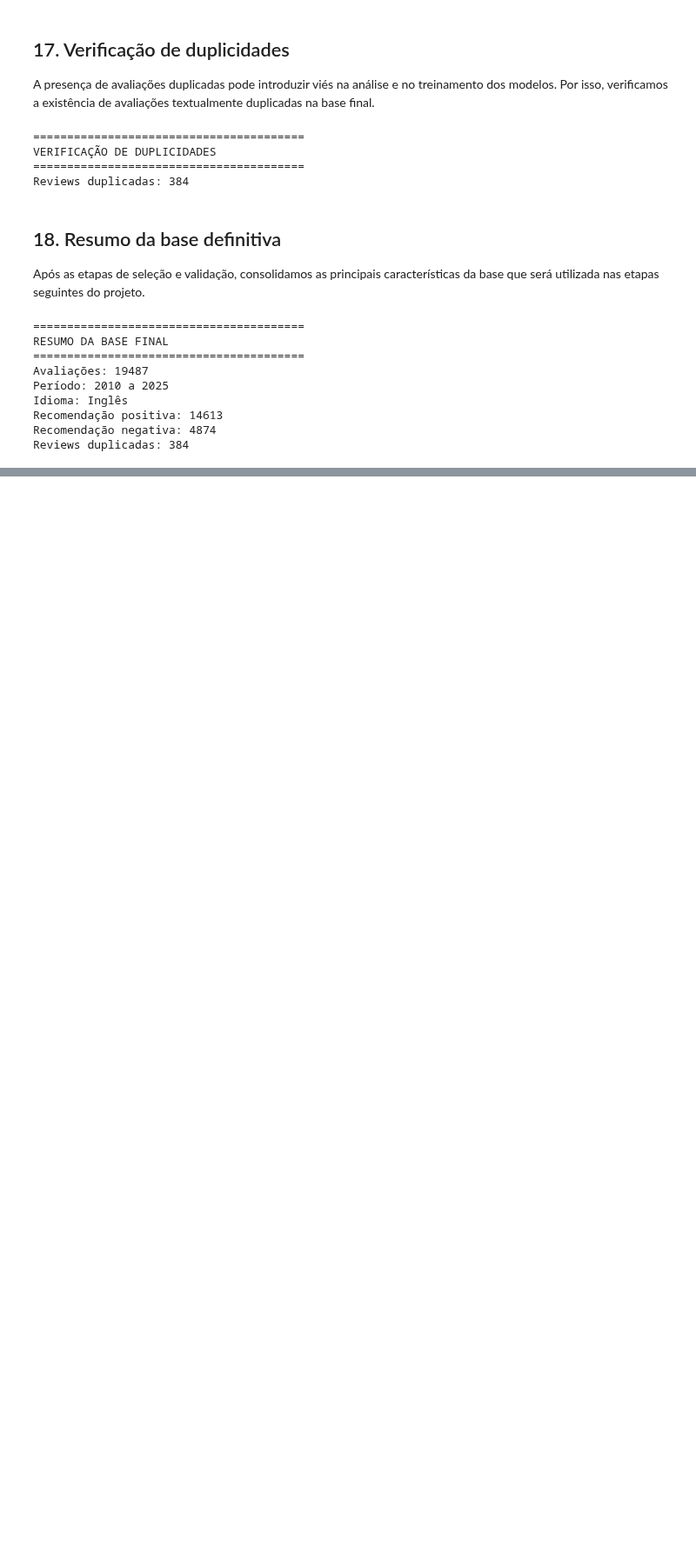
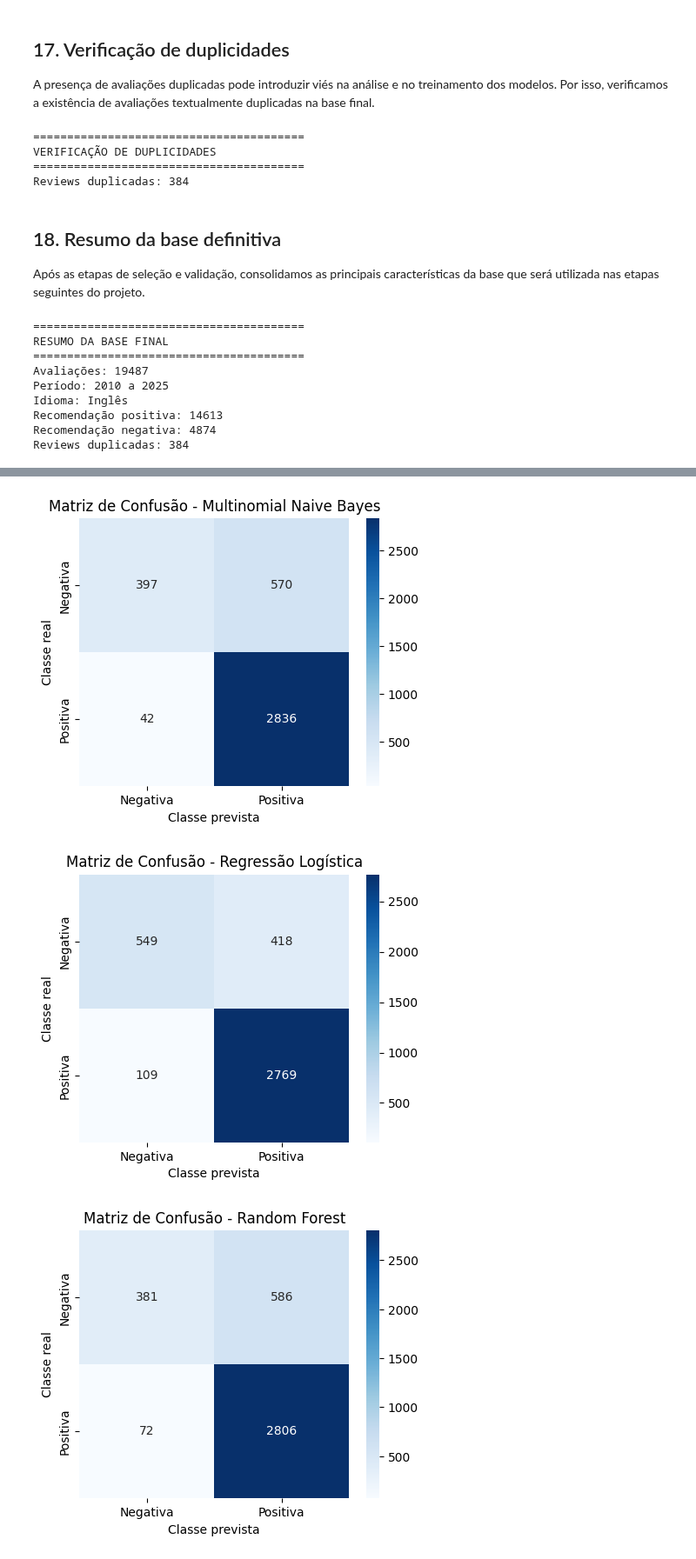
Before and after one commit to marcosaraujoCL/projeto-aplicado-II-classificacoes-avaliacoes, a Jupyter notebook: Notebooks/01_analise_exploratoria.ipynb, the cells around one changed output, grey strips where cells are left out. Shown at 87% size. Saved outputs shown, nothing was run; the diff lists cells and outputs as text; code cells hidden in the pictures; blank space fills up the shorter version.

```diff
--- a/Notebooks/01_analise_exploratoria.ipynb
+++ b/Notebooks/01_analise_exploratoria.ipynb
@@ -545,0 +934,18 @@ Reviews duplicadas: 384
+# %%
+from sklearn.metrics import precision_score, recall_score, f1_score
+
+modelos = {
+    "Multinomial Naive Bayes": previsoes_nb,
+    "Regressão Logística": previsoes_lr,
+    "Random Forest": previsoes_rf
+}
+
+for nome, previsoes in modelos.items():
+    precisao = precision_score(y_teste, previsoes)
+    recall = recall_score(y_teste, previsoes)
+    f1 = f1_score(y_teste, previsoes)
+
+    print(f"\n{nome}")
+    print(f"Precisão: {precisao:.4f} ({precisao:.2%})")
+    print(f"Recall:   {recall:.4f} ({recall:.2%})")
+    print(f"F1-Score: {f1:.4f} ({f1:.2%})")
@@ -545,0 +980,30 @@ Reviews duplicadas: 384
+# %%
+from sklearn.metrics import confusion_matrix
+import matplotlib.pyplot as plt
+import seaborn as sns
+
+matrizes = {
+    "Multinomial Naive Bayes": confusion_matrix(y_teste, previsoes_nb),
+    "Regressão Logística": confusion_matrix(y_teste, previsoes_lr),
+    "Random Forest": confusion_matrix(y_teste, previsoes_rf)
+}
+
+for nome, matriz in matrizes.items():
+    plt.figure(figsize=(5, 4))
+    sns.heatmap(
+        matriz,
+        annot=True,
+        fmt="d",
+        cmap="Blues",
+        xticklabels=["Negativa", "Positiva"],
+        yticklabels=["Negativa", "Positiva"]
+    )
+
+    plt.title(f"Matriz de Confusão - {nome}")
+    plt.xlabel("Classe prevista")
+    plt.ylabel("Classe real")
+    plt.show()
+# %% [output]
+[figure, added]
+[figure, added]
+[figure, added]
```
Also changed, not shown: parts of 40 cells of this notebook.
